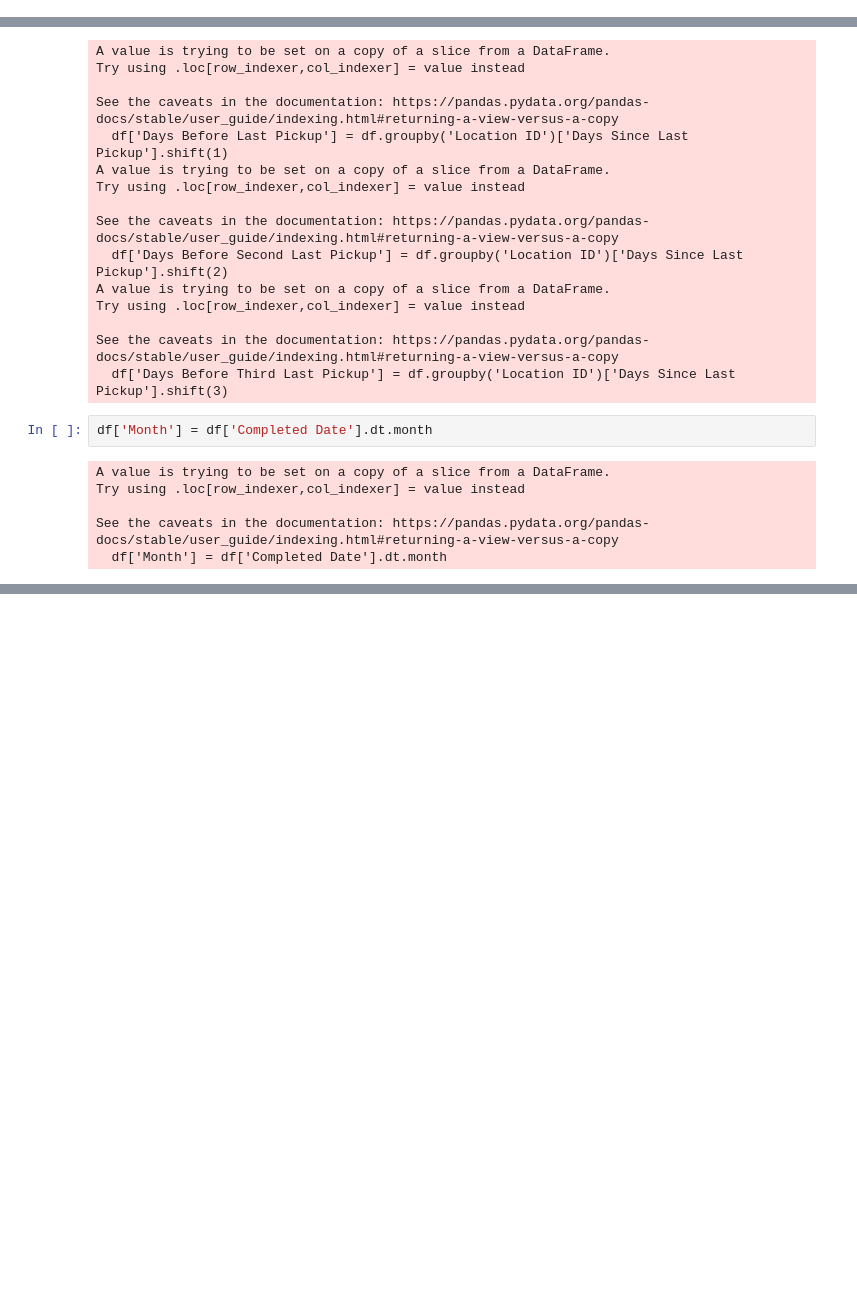
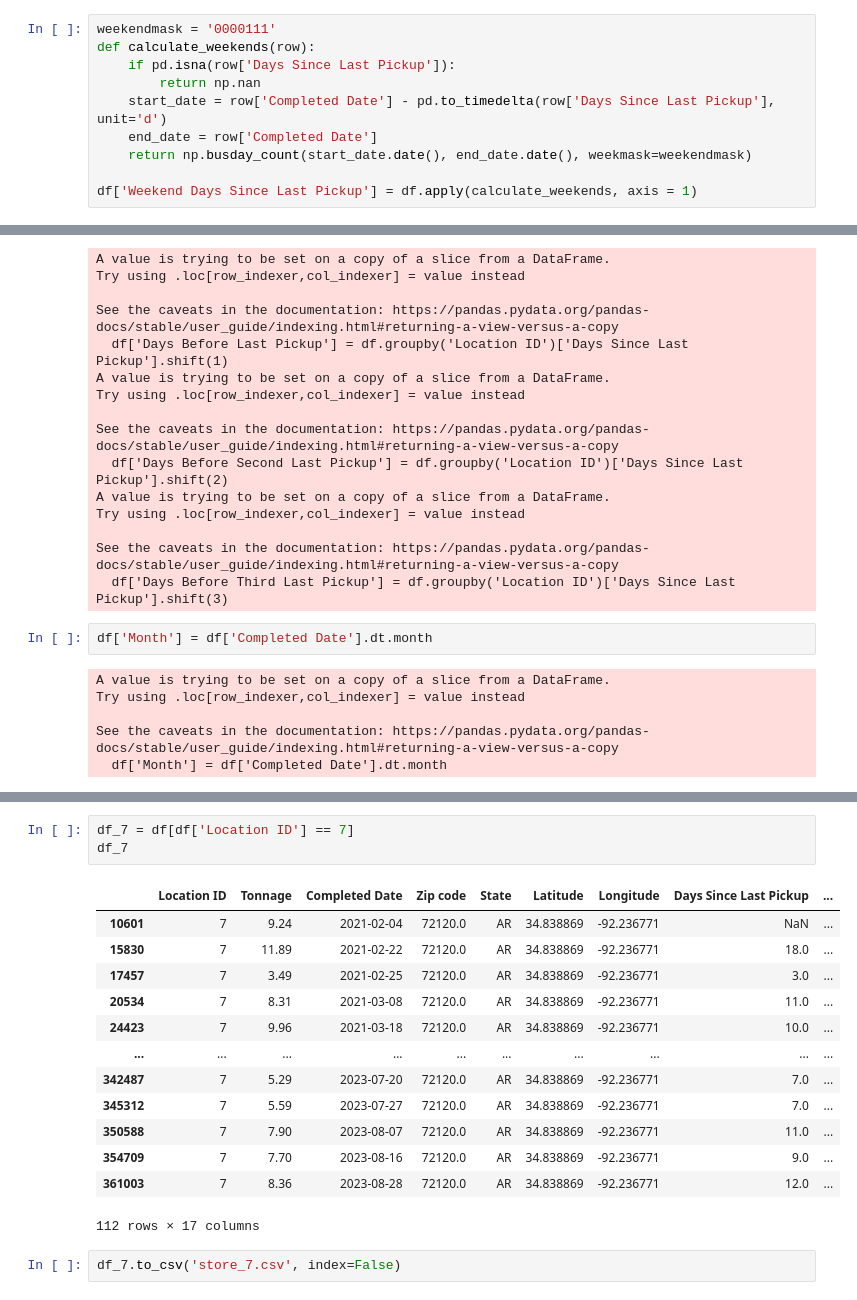
Before and after one commit to jli615/dtxwalmart, a Jupyter notebook: data_preprocessing.ipynb, the cells around one changed output, grey strips where cells are left out. Drawn from its saved outputs; the diff is of its cells as text; blank space fills up the shorter version.

```diff
--- a/data_preprocessing.ipynb
+++ b/data_preprocessing.ipynb
@@ -108,3 +102,13 @@ Try using .loc[row_indexer,col_indexer] = value instead
 
 See the caveats in the documentation: https://pandas.pydata.org/pandas-docs/stable/user_guide/indexing.html#returning-a-view-versus-a-copy
   df['Weekdays Since Last Pickup'] = df.apply(calculate_weekdays, axis=1)
+# %%
+weekendmask = '0000111'
+def calculate_weekends(row):
+    if pd.isna(row['Days Since Last Pickup']):
+        return np.nan
+    start_date = row['Completed Date'] - pd.to_timedelta(row['Days Since Last Pickup'], unit='d')
+    end_date = row['Completed Date']
+    return np.busday_count(start_date.date(), end_date.date(), weekmask=weekendmask)
+
+df['Weekend Days Since Last Pickup'] = df.apply(calculate_weekends, axis = 1)
@@ -170,0 +181,19 @@ df[df["Location ID"] == 1]
+# %%
+df_7 = df[df['Location ID'] == 7]
+df_7
+# %% [output]
+|  | Location ID | Tonnage | Completed Date | Zip code | State | Latitude | Longitude | Days Since Last Pickup | ... |
+| 10601 | 7 | 9.24 | 2021-02-04 | 72120.0 | AR | 34.838869 | -92.236771 | NaN | ... |
+| 15830 | 7 | 11.89 | 2021-02-22 | 72120.0 | AR | 34.838869 | -92.236771 | 18.0 | ... |
+| 17457 | 7 | 3.49 | 2021-02-25 | 72120.0 | AR | 34.838869 | -92.236771 | 3.0 | ... |
+| 20534 | 7 | 8.31 | 2021-03-08 | 72120.0 | AR | 34.838869 | -92.236771 | 11.0 | ... |
+| 24423 | 7 | 9.96 | 2021-03-18 | 72120.0 | AR | 34.838869 | -92.236771 | 10.0 | ... |
+| ... | ... | ... | ... | ... | ... | ... | ... | ... | ... |
+| 342487 | 7 | 5.29 | 2023-07-20 | 72120.0 | AR | 34.838869 | -92.236771 | 7.0 | ... |
+| 345312 | 7 | 5.59 | 2023-07-27 | 72120.0 | AR | 34.838869 | -92.236771 | 7.0 | ... |
+| 350588 | 7 | 7.90 | 2023-08-07 | 72120.0 | AR | 34.838869 | -92.236771 | 11.0 | ... |
+| 354709 | 7 | 7.70 | 2023-08-16 | 72120.0 | AR | 34.838869 | -92.236771 | 9.0 | ... |
+| 361003 | 7 | 8.36 | 2023-08-28 | 72120.0 | AR | 34.838869 | -92.236771 | 12.0 | ... |
+112 rows × 17 columns
+# %%
+df_7.to_csv('store_7.csv', index=False)
```
Also changed, not shown: parts of 6 cells of this notebook.
